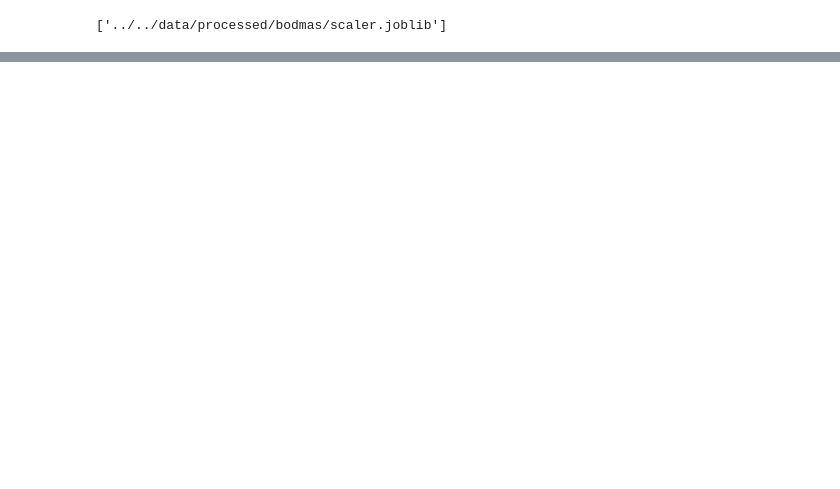
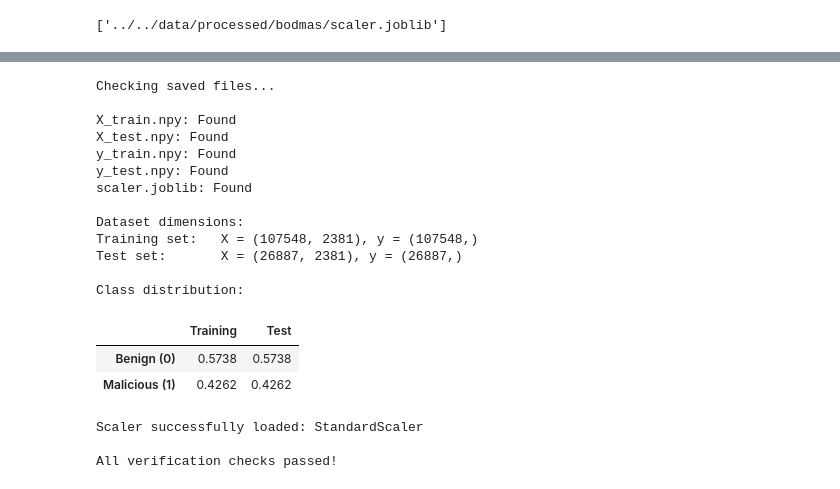
Before and after one commit to zakaria-tairari/adversarial-ml-security-framework, a Jupyter notebook: notebooks/01_data/02_data_preprocessing.ipynb, the cells around one changed output, grey strips where cells are left out. Saved outputs shown, nothing was run; the diff lists cells and outputs as text; code cells hidden in the pictures; blank space fills up the shorter version.

```diff
--- a/notebooks/01_data/02_data_preprocessing.ipynb
+++ b/notebooks/01_data/02_data_preprocessing.ipynb
@@ -102,0 +167,72 @@ joblib.dump(scaler, OUTPUT_DIR / 'scaler.joblib')
+# %%
+expected_files = [
+    "X_train.npy",
+    "X_test.npy",
+    "y_train.npy",
+    "y_test.npy",
+    "scaler.joblib"
+]
+print("Checking saved files...\n")
+
+for filename in expected_files:
+    file_path = OUTPUT_DIR / filename
+    print(f"{filename}: {'Found' if file_path.exists() else 'Missing'}")
+
+# Load the saved arrays
+X_train = np.load(OUTPUT_DIR / "X_train.npy")
+X_test = np.load(OUTPUT_DIR / "X_test.npy")
+
+y_train = np.load(OUTPUT_DIR / "y_train.npy")
+y_test = np.load(OUTPUT_DIR / "y_test.npy")
+
+# Check the dimensions
+print("\nDataset dimensions:")
+print(f"Training set:   X = {X_train.shape}, y = {y_train.shape}")
+print(f"Test set:       X = {X_test.shape}, y = {y_test.shape}")
+
+# Check class distributions
+class_distribution = pd.DataFrame({
+    "Training": pd.Series(y_train).value_counts(normalize=True),
+    "Test": pd.Series(y_test).value_counts(normalize=True)
+}).fillna(0)
+
+class_distribution = class_distribution.rename(
+    index={0: "Benign (0)", 1: "Malicious (1)"}
+)
+
+print("\nClass distribution:")
+display(class_distribution.round(4))
+
+# Load the saved scaler
+scaler = joblib.load(OUTPUT_DIR / "scaler.joblib")
+
+print("\nScaler successfully loaded:", type(scaler).__name__)
+
+# 8. Final consistency checks
+assert len(X_train) == len(y_train)
+assert len(X_test) == len(y_test)
+assert X_train.shape[1] == X_test.shape[1]
+assert np.isfinite(X_train).all()
+assert np.isfinite(X_test).all()
+
+print("\nAll verification checks passed!")
+# %% [output]
+Checking saved files...
+
+X_train.npy: Found
+X_test.npy: Found
+y_train.npy: Found
+y_test.npy: Found
+scaler.joblib: Found
+
+Dataset dimensions:
+Training set:   X = (107548, 2381), y = (107548,)
+Test set:       X = (26887, 2381), y = (26887,)
+
+Class distribution:
+|  | Training | Test |
+| Benign (0) | 0.5738 | 0.5738 |
+| Malicious (1) | 0.4262 | 0.4262 |
+Scaler successfully loaded: StandardScaler
+
+All verification checks passed!
```
Also changed, not shown: parts of 7 cells of this notebook, 1 other file.
